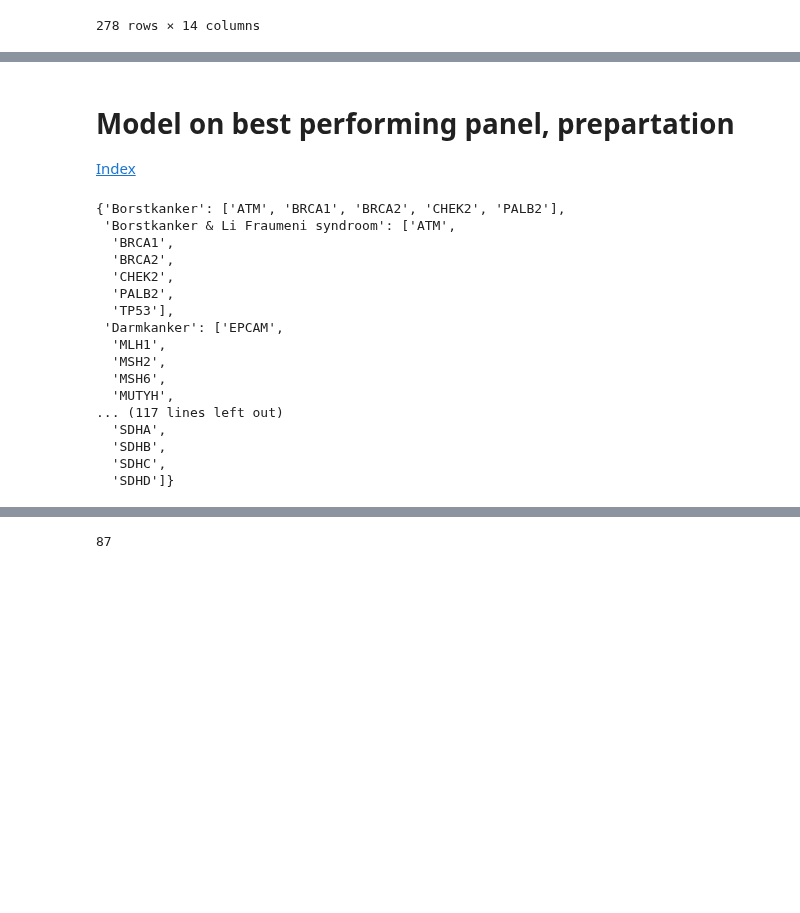
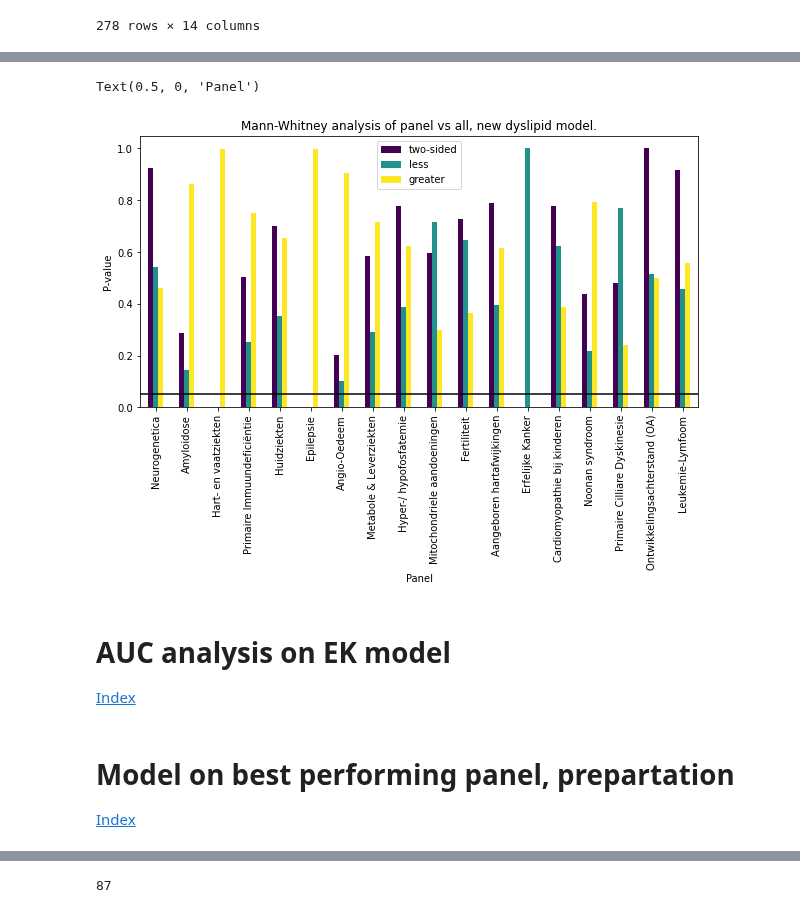
Before and after one commit to SietsmaRJ/dsls_master_thesis, a Jupyter notebook: side_scripts/Model_training.ipynb, the cells around one changed output, grey strips where cells are left out. Saved outputs shown, nothing was run; the diff lists cells and outputs as text; code cells hidden in the pictures; blank space fills up the shorter version.

Commit message:
Phase 2 futher progression. Model analysis is starting to confuse me.

```diff
--- a/side_scripts/Model_training.ipynb
+++ b/side_scripts/Model_training.ipynb
@@ -795,0 +1058,5 @@ old_new_2[old_new_2['delta'] > 0]
+# %%
+train_dyslipid = train_dyslipid.merge(train_merge)
+train_dyslipid['prediction'].replace({'Pathogenic': 1, 'Neutral': 0}, inplace=True)
+train_dyslipid['label'].replace({'Pathogenic': 1, 'Benign': 0}, inplace=True)
+train_dyslipid
@@ -795,0 +1083,7 @@ old_new_2[old_new_2['delta'] > 0]
+# %%
+train_dyslipid['source'] = 'train'
+test_dyslipid['source'] = 'test'
+dyslipid_full = train_dyslipid.append(test_dyslipid)
+# %%
+dyslipid_auc_analysis = analyze_auc_per_gene(dyslipid_full, 'auc_analysis_dyslipid.csv')
+dyslipid_auc_analysis
@@ -795,0 +1104,3 @@ old_new_2[old_new_2['delta'] > 0]
+# %%
+dyslipid_genepanel_analysis = genepanel_analysis(genepanels, dyslipid_auc_analysis)
+dyslipid_genepanel_analysis
@@ -796,26 +1125,15 @@ old_new_2[old_new_2['delta'] > 0]
+# %%
+ax = dyslipid_genepanel_analysis.plot(y=['two-sided','less','greater'], x='compared_to', kind='bar', colormap='viridis', figsize=(10,5),
+                title='Mann-Whitney analysis of panel vs all, new dyslipid model.')
+ax.hlines(y=0.05,xmin=-10,xmax=100)
+ax.set_ylabel('P-value')
+ax.set_xlabel('Panel')
+# %% [output]
+Text(0.5, 0, 'Panel')
+[figure, added]
+# %% [markdown]
+# AUC analysis on EK model
+[Index](#Index)
 # %% [markdown]
 # Model on best performing panel, prepartation
 [Index](#Index)
-# %%
-with open('./umcg_genepanels.json', 'r') as panels:
-    genepanels = json.load(panels)
-ek = genepanels['Erfelijke Kanker']
-ek
-# %% [output]
-{'Borstkanker': ['ATM', 'BRCA1', 'BRCA2', 'CHEK2', 'PALB2'],
- 'Borstkanker & Li Fraumeni syndroom': ['ATM',
-  'BRCA1',
-  'BRCA2',
-  'CHEK2',
-  'PALB2',
-  'TP53'],
- 'Darmkanker': ['EPCAM',
-  'MLH1',
-  'MSH2',
-  'MSH6',
-  'MUTYH',
-... (117 lines left out)
-  'SDHA',
-  'SDHB',
-  'SDHC',
-  'SDHD']}
```
Also changed, not shown: parts of 74 cells of this notebook, 5 other files.
